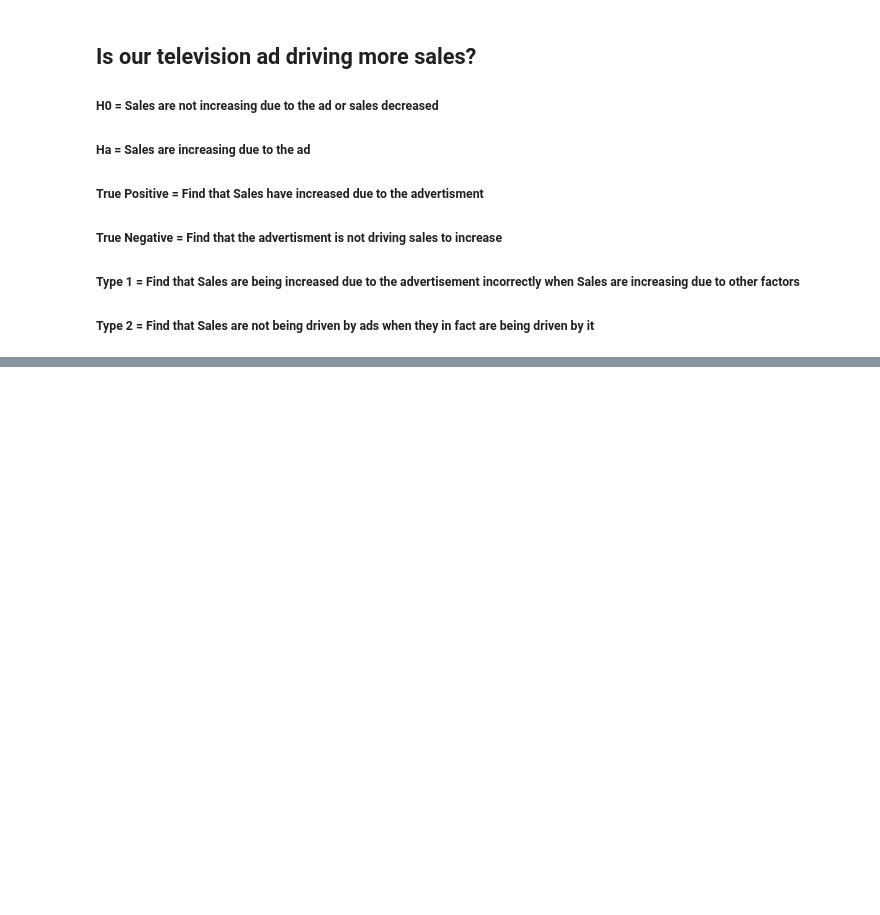
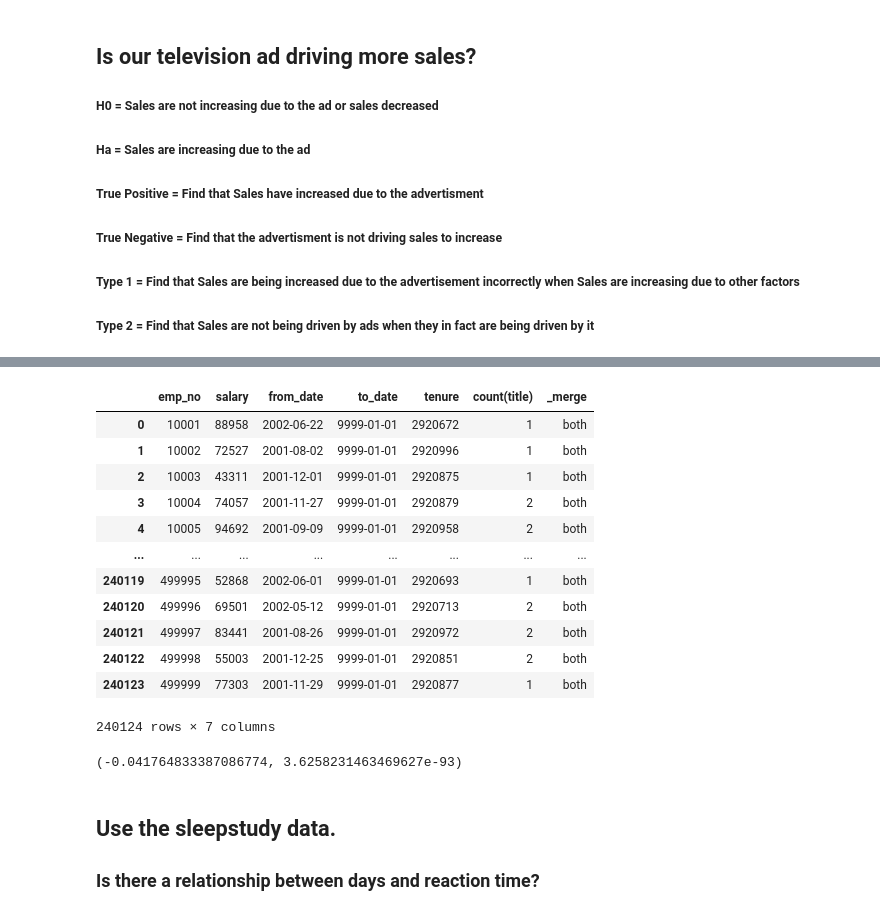
Before and after one commit to akonstans/statistics_exercises, a Jupyter notebook: hypothesis_testing.ipynb, the cells around one changed output, grey strips where cells are left out. Drawn from its saved outputs; the diff is of its cells as text; code cells hidden in the pictures; blank space fills up the shorter version.

```diff
--- a/hypothesis_testing.ipynb
+++ b/hypothesis_testing.ipynb
@@ -26,0 +261,4 @@
+# %%
+sql1 = pd.read_sql(query, url)
+# %%
+sql1['tenure'] = (sql1.to_date - sql1.from_date).astype(str).str.split(' ', expand = True)[0].astype(int)
@@ -26,0 +271,5 @@
+# %%
+query2 = 'SELECT count(title), emp_no FROM titles GROUP BY emp_no'
+# %%
+sql2 = pd.read_sql(query2, url)
+sql2
@@ -26,0 +290,26 @@
+# %%
+sql3 = sql1.merge(sql2, left_on= 'emp_no', right_on = 'emp_no', how = 'left', indicator = True)
+sql3
+# %% [output]
+|  | emp_no | salary | from_date | to_date | tenure | count(title) | _merge |
+| 0 | 10001 | 88958 | 2002-06-22 | 9999-01-01 | 2920672 | 1 | both |
+| 1 | 10002 | 72527 | 2001-08-02 | 9999-01-01 | 2920996 | 1 | both |
+| 2 | 10003 | 43311 | 2001-12-01 | 9999-01-01 | 2920875 | 1 | both |
+| 3 | 10004 | 74057 | 2001-11-27 | 9999-01-01 | 2920879 | 2 | both |
+| 4 | 10005 | 94692 | 2001-09-09 | 9999-01-01 | 2920958 | 2 | both |
+| ... | ... | ... | ... | ... | ... | ... | ... |
+| 240119 | 499995 | 52868 | 2002-06-01 | 9999-01-01 | 2920693 | 1 | both |
+| 240120 | 499996 | 69501 | 2002-05-12 | 9999-01-01 | 2920713 | 2 | both |
+| 240121 | 499997 | 83441 | 2001-08-26 | 9999-01-01 | 2920972 | 2 | both |
+| 240122 | 499998 | 55003 | 2001-12-25 | 9999-01-01 | 2920851 | 2 | both |
+| 240123 | 499999 | 77303 | 2001-11-29 | 9999-01-01 | 2920877 | 1 | both |
+240124 rows × 7 columns
+# %%
+corr, p = stats.pearsonr(sql3.tenure, sql3['count(title)'])
+corr, p
+# There is no linear relationship here
+# %% [output]
+(-0.041764833387086774, 3.6258231463469627e-93)
+# %% [markdown]
+## Use the sleepstudy data.
+### Is there a relationship between days and reaction time?
```
Also changed, not shown: parts of 41 cells of this notebook, 1 other file.
